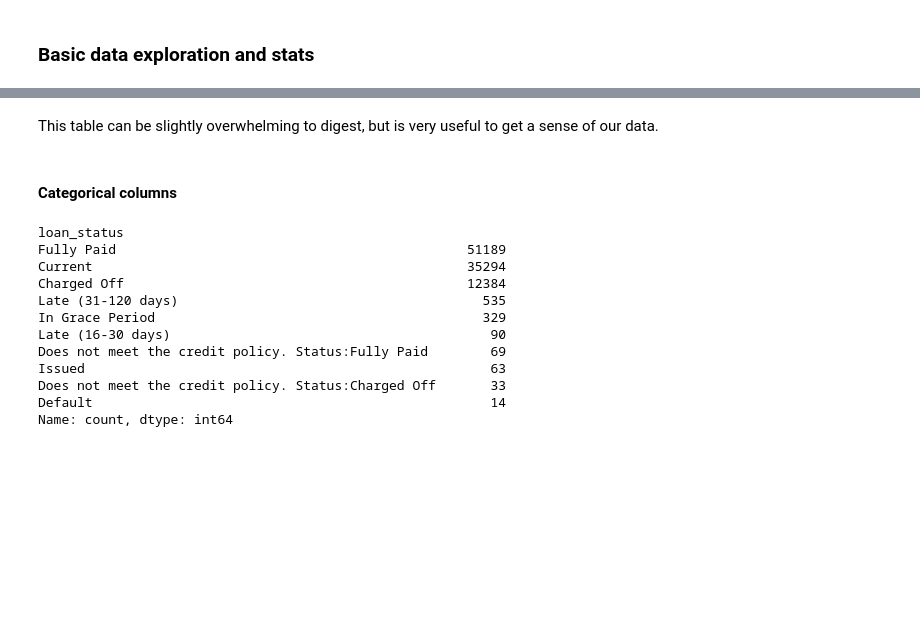
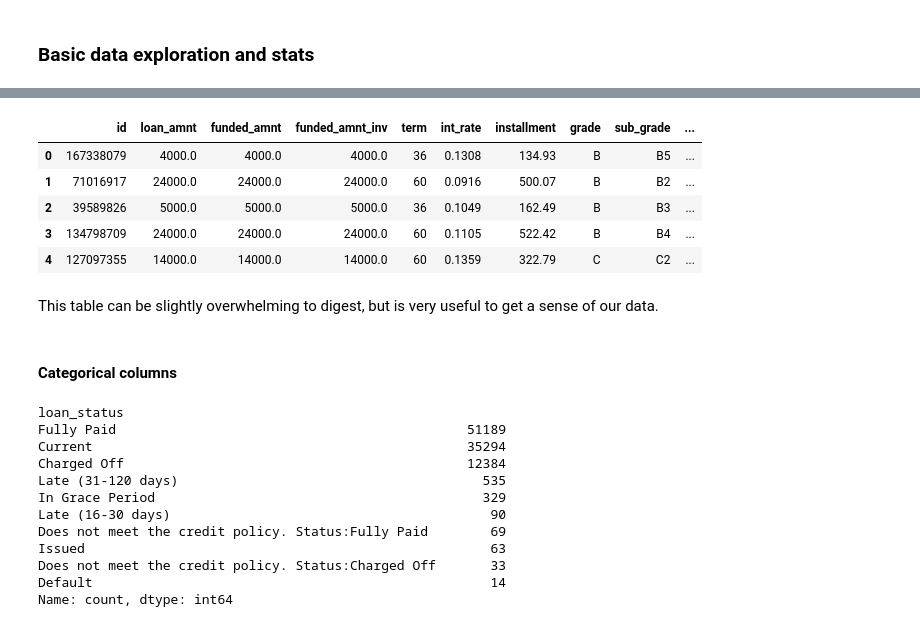
Before and after one commit to Kunvuthi/cobalt_smart_lender_ai, a Jupyter notebook: notebooks/01_data_cleaning.ipynb, the cells around one changed output, grey strips where cells are left out. Drawn from its saved outputs; the diff is of its cells as text; code cells hidden in the pictures; blank space fills up the shorter version.

```diff
--- a/notebooks/01_data_cleaning.ipynb
+++ b/notebooks/01_data_cleaning.ipynb
@@ -174,3 +146,12 @@ Descriptive Statistics:
+# %%
+df_dropped.head()
+# %% [output]
+|  | id | loan_amnt | funded_amnt | funded_amnt_inv | term | int_rate | installment | grade | sub_grade | ... |
+| 0 | 167338079 | 4000.0 | 4000.0 | 4000.0 | 36 | 0.1308 | 134.93 | B | B5 | ... |
+| 1 | 71016917 | 24000.0 | 24000.0 | 24000.0 | 60 | 0.0916 | 500.07 | B | B2 | ... |
+| 2 | 39589826 | 5000.0 | 5000.0 | 5000.0 | 36 | 0.1049 | 162.49 | B | B3 | ... |
+| 3 | 134798709 | 24000.0 | 24000.0 | 24000.0 | 60 | 0.1105 | 522.42 | B | B4 | ... |
+| 4 | 127097355 | 14000.0 | 14000.0 | 14000.0 | 60 | 0.1359 | 322.79 | C | C2 | ... |
 # %% [markdown]
 This table can be slightly overwhelming to digest, but is very useful to get a sense of our data.
 # %% [markdown]
```
Also changed, not shown: parts of 63 cells of this notebook, 4 other files.
